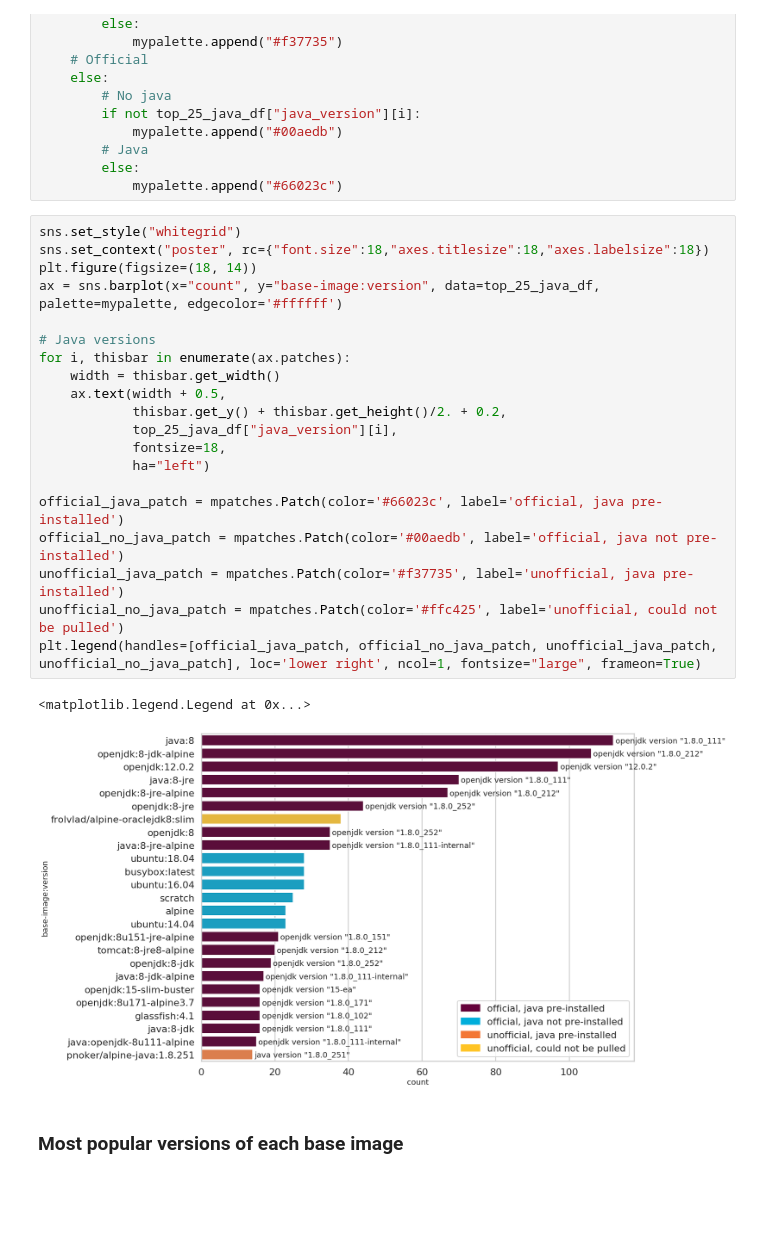
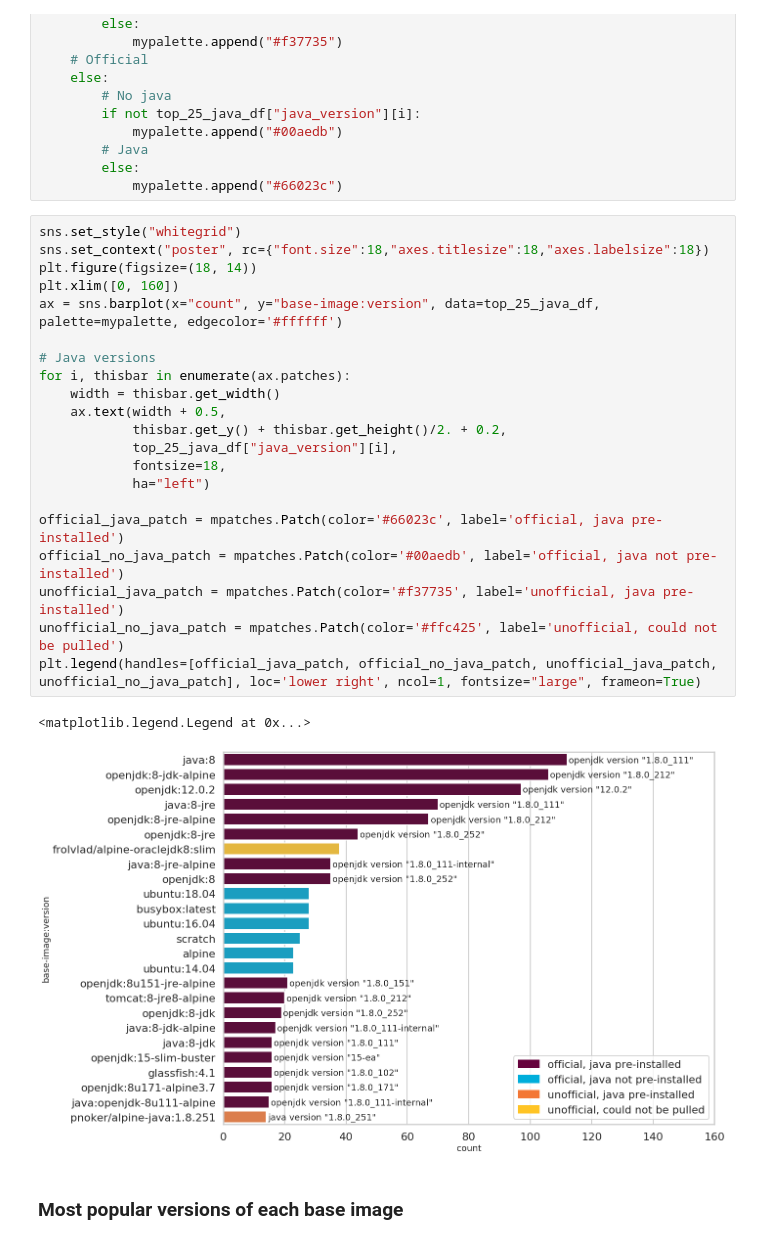
Before and after one commit to ASSERT-KTH/royal-chaos, a Jupyter notebook: pobs/tools/projects_analyzer/analyze.ipynb, the cells around one changed output. Drawn from its saved outputs; the diff is of its cells as text; blank space fills up the shorter version.

Commit message:
Fix plot size

```diff
--- a/pobs/tools/projects_analyzer/analyze.ipynb
+++ b/pobs/tools/projects_analyzer/analyze.ipynb
@@ -380,26 +380,27 @@ for i in range(25):
 # %%
 sns.set_style("whitegrid")
 sns.set_context("poster", rc={"font.size":18,"axes.titlesize":18,"axes.labelsize":18})
 plt.figure(figsize=(18, 14))
+plt.xlim([0, 160])
 ax = sns.barplot(x="count", y="base-image:version", data=top_25_java_df, palette=mypalette, edgecolor='#ffffff')
 
 # Java versions
 for i, thisbar in enumerate(ax.patches):
     width = thisbar.get_width()
     ax.text(width + 0.5,
             thisbar.get_y() + thisbar.get_height()/2. + 0.2,
             top_25_java_df["java_version"][i],
             fontsize=18,
             ha="left")
 
 official_java_patch = mpatches.Patch(color='#66023c', label='official, java pre-installed')
 official_no_java_patch = mpatches.Patch(color='#00aedb', label='official, java not pre-installed')
 unofficial_java_patch = mpatches.Patch(color='#f37735', label='unofficial, java pre-installed')
 unofficial_no_java_patch = mpatches.Patch(color='#ffc425', label='unofficial, could not be pulled')
 plt.legend(handles=[official_java_patch, official_no_java_patch, unofficial_java_patch, unofficial_no_java_patch], loc='lower right', ncol=1, fontsize="large", frameon=True)
 # %% [output]
 <matplotlib.legend.Legend at 0x...>
-[figure, old version]
+[figure, new version]
 # %% [markdown]
 ### Most popular versions of each base image
 # %%
```
Also changed, not shown: parts of 5 cells of this notebook, 2 other files.
